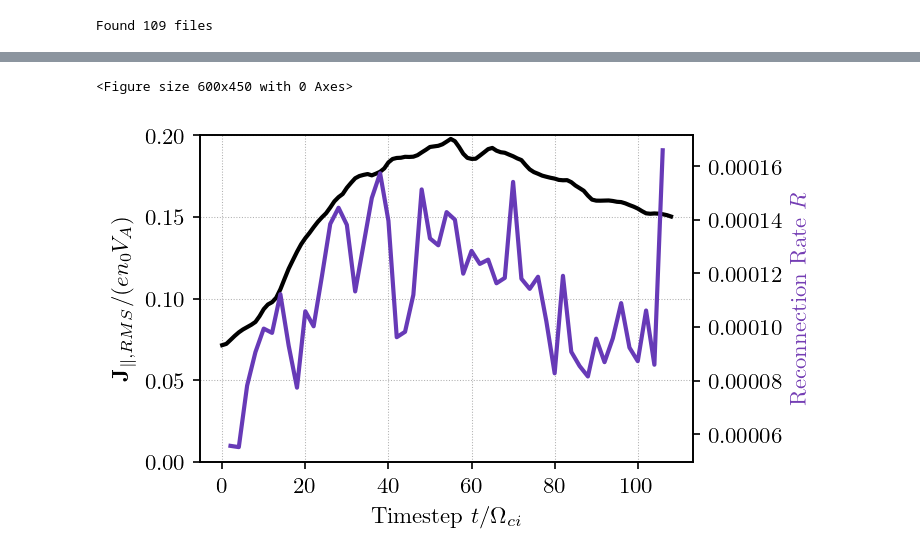
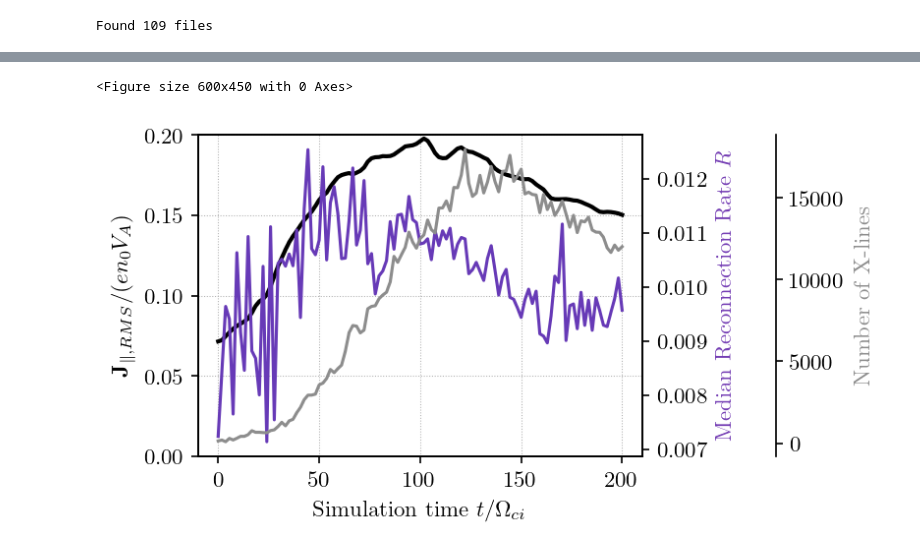
Before and after one commit to maxawake/Magnetic-Reconnection-Visualization, a Jupyter notebook: notebooks/load_reconnection_rate.ipynb, the cells around one changed output, grey strips where cells are left out. Cells and saved outputs as stored; diff of their text form; code cells hidden in the pictures.

Commit message:
Latest changes of plots

```diff
--- a/notebooks/load_reconnection_rate.ipynb
+++ b/notebooks/load_reconnection_rate.ipynb
@@ -7,7 +7,7 @@ import sys
 sys.path.append("../src/")
 from mrvis.utils.matplotlib_style import gcolor
 
-filepath = "/home/max/Temp"
+filepath = "/home/max/Repos/Magnetic-Reconnection-Visualization/data/reconnection_rates_solar_wind"
 
 all_files = sorted(glob.glob(os.path.join(filepath, "reconnection_rates_step_*.txt")))
 number_of_files = len(all_files)
@@ -72,11 +177,11 @@ def plot_histogram(step, datapath, max_reconnection_rate=0.2, bins=30):
     data = np.loadtxt(datapath)
     bins = np.linspace(0.0, max_reconnection_rate, bins)
     x, bins = np.histogram(data, bins=bins, density=False)
-    plt.hist(data, bins=bins, density=False, color=gcolor("violet"), label=r"$t=70/\Omega_{ci}$", rwidth=0.8, align="right")
+    plt.hist(data, bins=bins, density=False, color=gcolor("violet"), label=r"$t=140/\Omega_{ci}$", rwidth=0.8, align="right")
     # plt.show()
     return np.max(x), data
 
-datapath = "/home/max/Temp/reconnection_rates_step_0070.txt"
+datapath = "/home/max/Repos/Magnetic-Reconnection-Visualization/data/reconnection_rates_3.txt"
 bins=35
 max_reconnection_rate = 0.13
 
@@ -84,7 +189,7 @@ plt.figure(figsize=(5,3), dpi=150)
 
 max_val_new, data = plot_histogram(1, datapath, max_reconnection_rate=max_reconnection_rate, bins=bins)
 
-plt.vlines(0.1, 0.0, max_val_new, color="black", linestyle="--", linewidth=2.0, label="Threshold R=0.1")
+plt.vlines(0.1, 0.0, max_val_new, color="black", linestyle="--", linewidth=2.0, label="R=0.1")
 plt.yscale("log")
 plt.xlabel("Reconnection Rate R")
 plt.ylabel("Number of X-lines")
@@ -133,40 +228,56 @@ plt.show()
 # %%
 current_density = np.loadtxt("/home/max/Repos/Magnetic-Reconnection-Visualization/data/solar_wind_current_density.dat")
 
 def get_max_reconnection(datapath):
     data = np.loadtxt(datapath)
+    n = len(data)
+    if n == 0:
+        return 0.0, 0
     data = np.copy(data[np.where(data > 0.0)])
-    data = np.copy(data[np.where(data < 5.0)])
-    max_r = np.mean(data)
+    data = np.copy(data[np.where(data < 1.0)])
+    max_r = np.median(data)
+
     return max_r, len(data)
 
 plt.figure(figsize=(4,3), dpi=150)
 
 max_reconnection_rates = []
 number_of_lines = []
+time_steps = []
 for i, datapath in enumerate(all_files):
     max_r, n = get_max_reconnection(datapath)
     max_reconnection_rates.append(max_r)
     number_of_lines.append(n)
+    time_steps.append(i)
 
-fig, ax1 = plt.subplots(figsize=(5,3), dpi=150)
+fig, ax1 = plt.subplots(figsize=(6,3), dpi=150)
 
 averaged_reconnection_rates = [1/2*max_reconnection_rates[i]*max_reconnection_rates[i+1] for i in np.arange(0, len(max_reconnection_rates)-1)[::2]]
 
 ax2 = ax1.twinx()
-ax2.plot(np.arange(0, len(max_reconnection_rates)-1)[::2], averaged_reconnection_rates,color=gcolor("violet"), linewidth=2.0)
+ax3 = ax1.twinx()
 
-# ax2.plot(number_of_points[:,0][:-5], number_of_points[:,1][:-5]/1e5, color="#743db4", linewidth=2)
-ax1.plot(current_density[:,1], color="black", linewidth=2)
-# ax2.plot(number_of_lines, color="#743db4", linewidth=2.0)
+ax3.spines.right.set_position(("axes", 1.3))
+
+xlin = np.linspace(0, 200, len(max_reconnection_rates))
+
+ax3.plot(xlin,number_of_lines, color="#8D8D8D", linewidth=1.5)
+ax3.set_ylabel("Number of X-lines", color="#8D8D8D")
+ax3.grid(False)
+
+ax1.plot(xlin,current_density[:,1], color="black", linewidth=2)
 ax1.set_ylim(0,0.2)
-ax1.set_xlabel(r"Timestep $t/\Omega_{ci}$")
+ax1.set_xlabel(r"Simulation time $t/\Omega_{ci}$")
 ax1.set_ylabel(r"$\mathbf{J}_{\|,RMS}/(e n_0 V_A)$", color="black")
-ax2.set_ylabel("Reconnection Rate $R$", color="#743db4")
+
+ax2.plot(xlin, max_reconnection_rates, color=gcolor("violet"), linewidth=1.5, label="Reconnection Rate $R$")
+ax2.set_ylabel("Median Reconnection Rate $R$", color="#743db4")
 ax2.grid(False)
+
+
 plt.tight_layout()
-# plt.savefig("/home/max/Nextcloud/Bachelor/Media/Plots/num_points_lines.pdf", dpi=300)
+plt.savefig("num_points_lines.png", dpi=300)
 plt.show()
 # %% [output]
 <Figure size 600x450 with 0 Axes>
-[figure, old version]
+[figure, new version]
```
Also changed, not shown: parts of 5 cells of this notebook, 7 other files.
